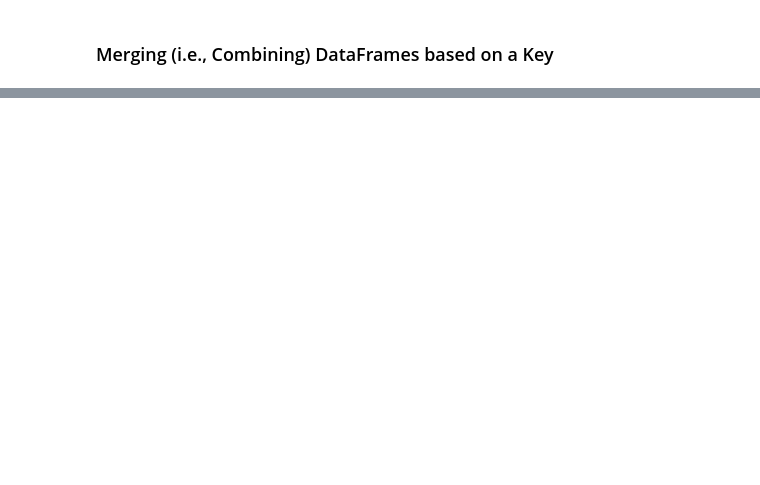
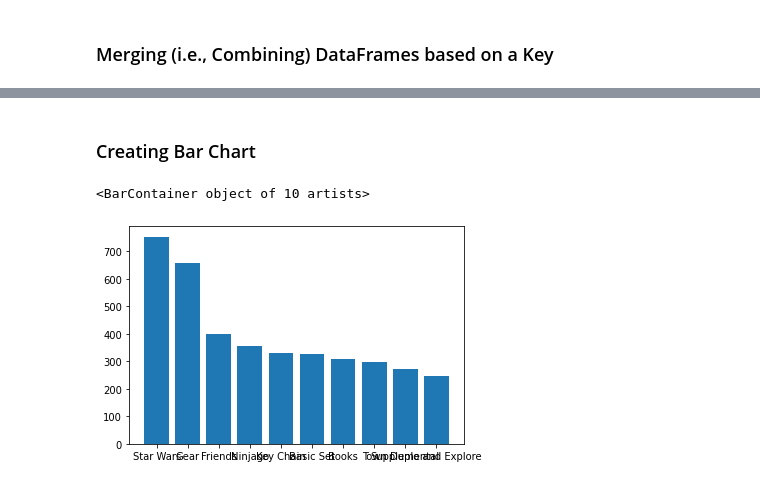
Before and after one commit to Mahesh-Chaulagain/analyse-the-LEGO-dataset, a Jupyter notebook: Lego_Analysis.ipynb, the cells around one changed output, grey strips where cells are left out. Drawn from its saved outputs; the diff is of its cells as text; code cells hidden in the pictures; blank space fills up the shorter version.

```diff
--- a/Lego_Analysis.ipynb
+++ b/Lego_Analysis.ipynb
@@ -249,3 +281,6 @@ LEGO has licensed many hit franchises from Harry Potter to Marvel Super Heros to
 The themes.csv file has the actual theme names. The sets .csv has <code>theme_ids</code> which link to the <code>id</code> column in the themes.csv.
 # %% [markdown]
 **Challenge**: Explore the themes.csv. How is it structured? Search for the name 'Star Wars'. How many <code>id</code>s correspond to this name in the themes.csv? Now use these <code>id</code>s and find the corresponding the sets in the sets.csv (Hint: you'll need to look for matches in the <code>theme_id</code> column)
+# %%
+themes = pd.read_csv('data/themes.csv')
+themes.head()
@@ -252,2 +319,8 @@ The themes.csv file has the actual theme names. The sets .csv has <code>theme_id
 # %% [markdown]
 ### Merging (i.e., Combining) DataFrames based on a Key
+# %%
+# convert pandas series to pandas dataframe to make sure we have a column name "id"
+# provide a dictionary to create the dataframe where keys becomes column names
+set_theme_count = pd.DataFrame({'id':set_theme_count.index,
+                               'set_count':set_theme_count.values})
+set_theme_count.head()
@@ -253,0 +334,3 @@ The themes.csv file has the actual theme names. The sets .csv has <code>theme_id
+# %%
+print(themes.columns)
+set_theme_count.columns
@@ -253,0 +340,3 @@ The themes.csv file has the actual theme names. The sets .csv has <code>theme_id
+# %%
+# merge the themes and set_theme_count dataframe
+merged_df = pd.merge(set_theme_count, themes, on="id") # both have same column name 'id'
@@ -253,0 +352,8 @@ The themes.csv file has the actual theme names. The sets .csv has <code>theme_id
+# %% [markdown]
+### Creating Bar Chart
+# %%
+# use .bar() to create bar chart
+plt.bar(merged_df.name[:10], merged_df.set_count[:10])
+# %% [output]
+<BarContainer object of 10 artists>
+[figure, added]
```
Also changed, not shown: parts of 12 cells of this notebook, 1 other file.
